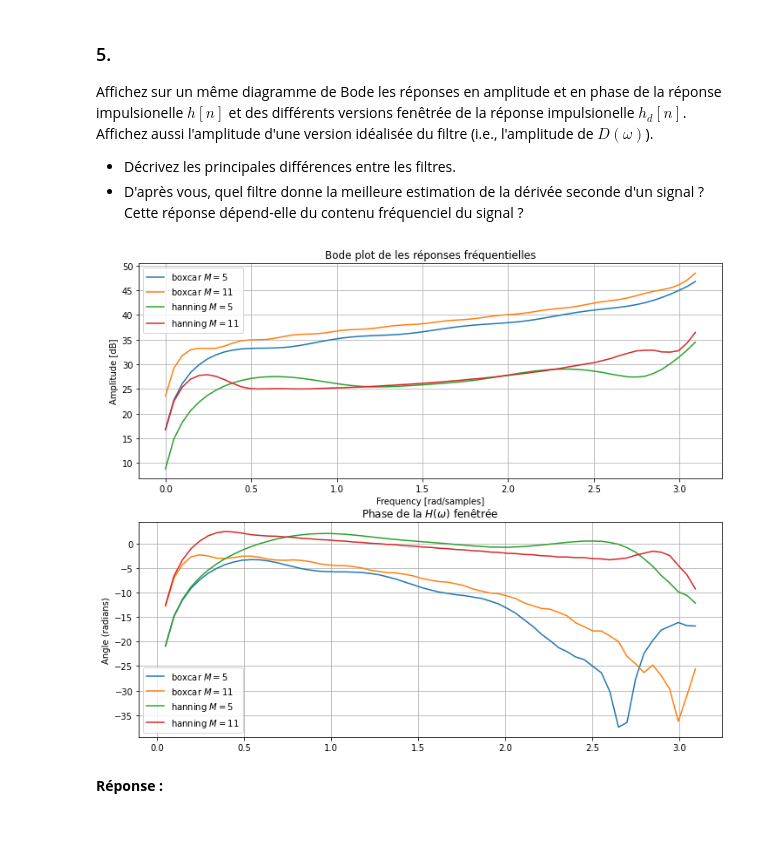
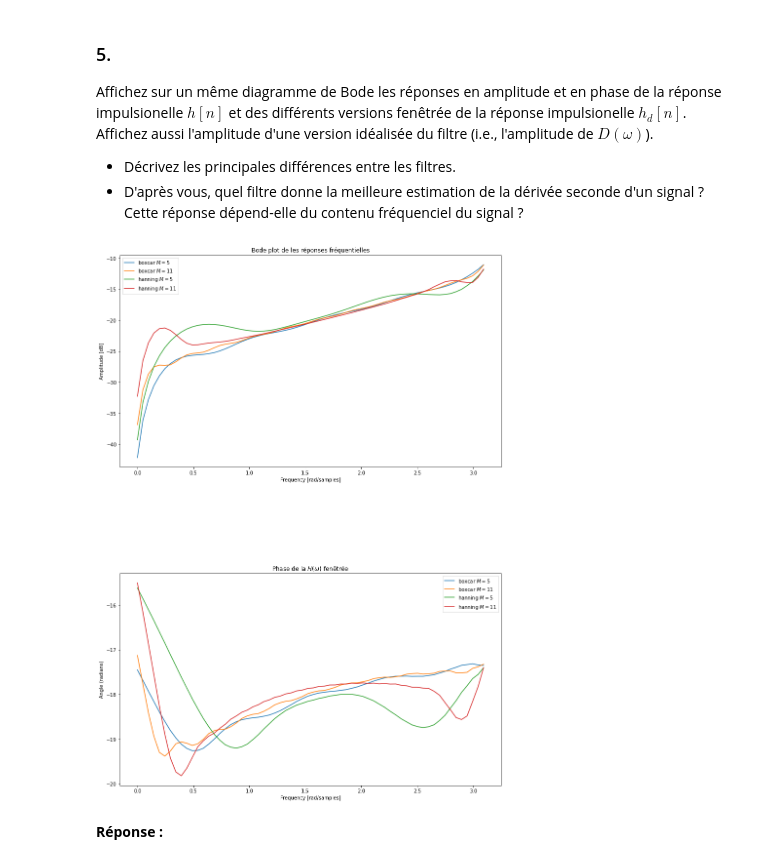
Before and after one commit to ArdenDiak/EE_350, a Jupyter notebook: Lab5/lab5.ipynb, the cells around one changed output. Drawn from its saved outputs; the diff is of its cells as text; code cells hidden in the pictures; blank space fills up the shorter version.

```diff
--- a/Lab5/lab5.ipynb
+++ b/Lab5/lab5.ipynb
@@ -34,22 +35,25 @@ où $f_e$ est la fréquence d'échantillonage.
 def dB(x):
     return 20 * np.log10(abs(x))
 
+def normVect(v):
+    v /= np.linalg.norm(v)
+
 b= np.array([100, -200, 100])
-a= np.array([1])
+a= np.array([1, 0, 0])
 
 N_points= 1024
 w, h= signal.freqz(b,a,N_points)
+angles_rad = np.unwrap(np.angle(h))
 
 fig, ax1 = plt.subplots(1,1,figsize=(7,5))
 
 ax1.set_xlabel('Frequency [rad/samples]')
 ax1.set_ylabel('Amplitude [dB]', color='b')
 ax1.set_title('Bode plot: $|H(\omega)|$ and $arg(H(\omega))$')
-ax1.plot(w, dB(h), color='b')
+ax1.loglog(w, dB(h), color='b')
 
 ax2 = ax1.twinx()
-angles_rad = np.unwrap(np.angle(h))
-ax2.plot(w, angles_rad, 'g')
+ax2.semilog(w, angles_rad, 'g')
 ax2.set_ylabel('Angle (radians)', color='g')
 ax2.plot(w, angles_rad, color='g')
 ax2.grid()
@@ -243,43 +268,51 @@ def resp_bode_plt(a_coeffs, b_coeffs, window_type, win_size, axs):
     W = np.fft.fft(window)
     Hd_w= np.convolve(W, Hd, 'full')[:num_samples]
 
     Hd_phase = np.unwrap(np.angle(Hd))
     Hd_w_phase= np.unwrap(np.angle(Hd_w))
 
+    #Normalize vectors to compare
+    normVect(Hd_w)
+    normVect(Hd_w_phase)
+
     axs[0].set_xlabel('Frequency [rad/samples]')
     axs[0].set_ylabel('Amplitude [dB]')
     axs[0].set_title('Bode plot de les réponses fréquentielles')
     axs[0].plot(w, dB(Hd_w), label='{} $M={}$'.format(window_type, win_size))
     axs[0].legend()
 
+    axs[1].set_xlabel('Frequency [rad/samples]')
     axs[1].set_ylabel('Angle (radians)',)
     axs[1].set_title('Phase de la $H(\omega)$ fenêtrée')
-    #axs[1].plot(w, dB(Hd_phase), color='g', label='$arg(H_d(\omega))$')
     axs[1].plot(w, dB(Hd_w_phase), label='{} $M={}$'.format(window_type, win_size))
     axs[1].legend()
+
 
 # frequency response of digital filter
 a= np.zeros(num_samples)
 a[0]= 1.0
+f_e=10 #Hz
 b= np.zeros(num_samples)
-for n in range(1, num_samples+1): #avoid div by zero
-    b[n-1]= (-2/n) * np.cos(np.pi * n)
+for n in range(num_samples): #avoid div by zero
+    if(n == 0):
+        b[n]= -((np.pi**2) /3) * (f_e**2)
+    else:
+        b[n]= (-2/n) * np.cos(np.pi * n) * (f_e**2)
 
-fig, axs = plt.subplots(2, 1, figsize=(12,10))
-axs[0].grid()
-axs[1].grid()
-#fig.subplots_adjust(hspace = 1)
+fig, axs = plt.subplots(2, 1, figsize=(14,20))
+fig.subplots_adjust(hspace = 0.5)
 
-#phase response looks mad gnarly fix points dist!!!!
-
+#Freq resp. of windowed functions
 resp_bode_plt(a, b, 'boxcar', 5, [axs[0], axs[1]])
 resp_bode_plt(a, b, 'boxcar', 11, [axs[0], axs[1]])
 resp_bode_plt(a, b, 'hanning', 5, [axs[0], axs[1]])
 resp_bode_plt(a, b, 'hanning', 11, [axs[0], axs[1]])
 
+
+
 plt.show()
 # %% [output]
-[figure, old version]
+[figure, new version]
 # %% [markdown]
 **Réponse :**
 # %% [markdown]
```
Also changed, not shown: parts of 17 cells of this notebook.
